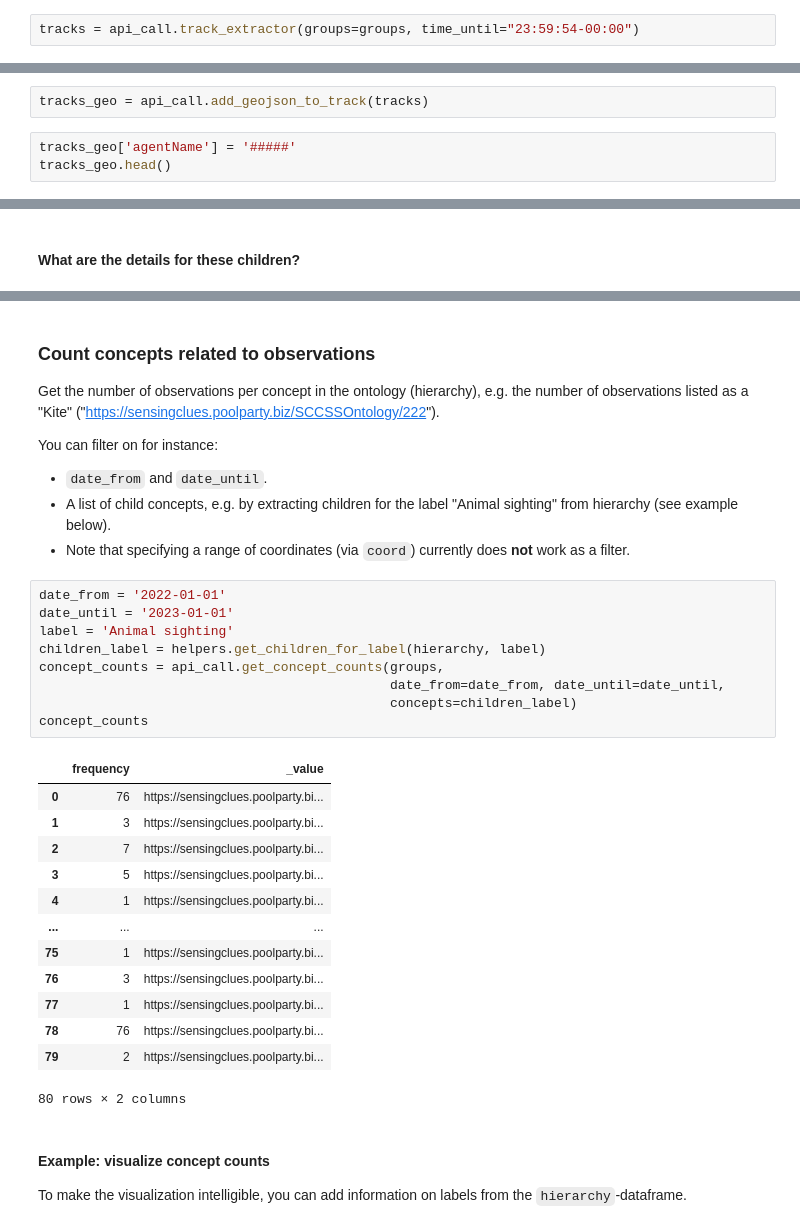
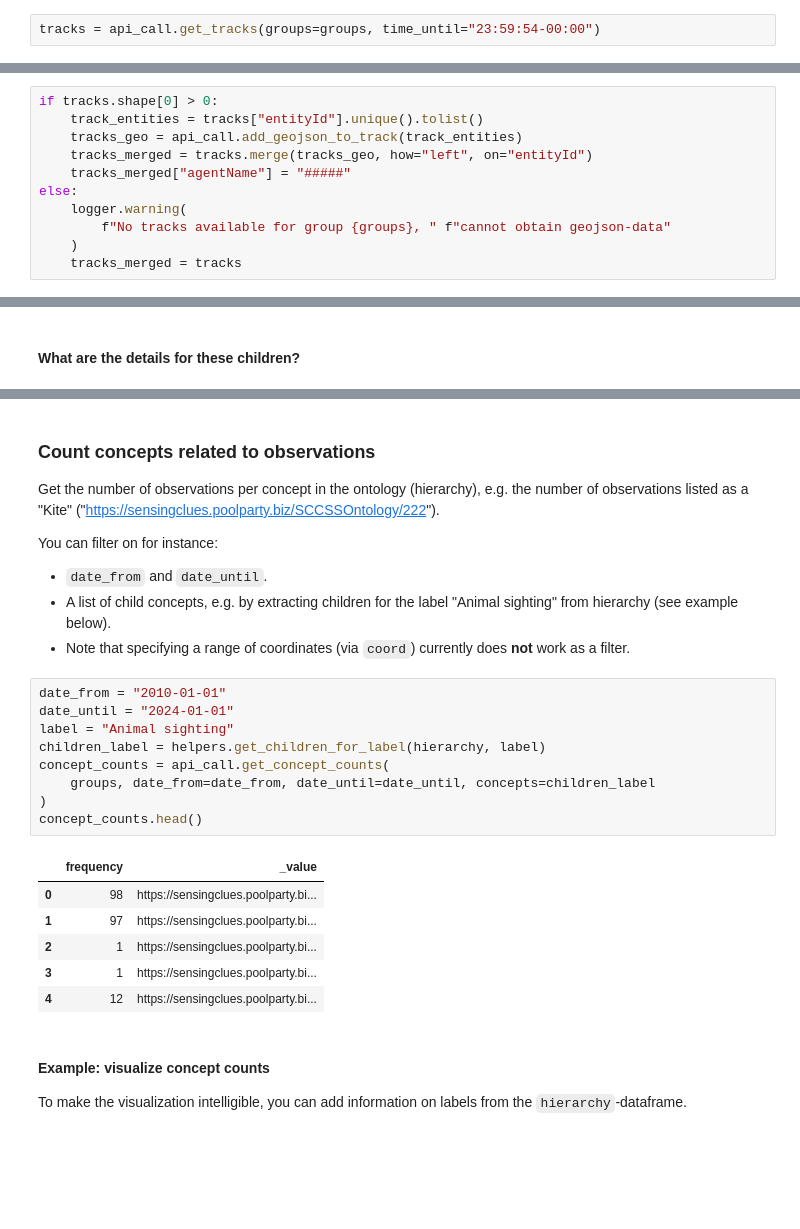
Before and after one commit to SensingClues/wildcat-api-python, a Jupyter notebook: docs/notebooks/demo_notebook.ipynb, the cells around one changed output, grey strips where cells are left out. Saved outputs shown, nothing was run; the diff lists cells and outputs as text; blank space fills up the shorter version.

```diff
--- a/docs/notebooks/demo_notebook.ipynb
+++ b/docs/notebooks/demo_notebook.ipynb
@@ -110,4 +126,4 @@ Note that you can control the scope (e.g. coordinates) of these observations in
 
 TODO: provide detailed instructions.
 # %%
-tracks = api_call.track_extractor(groups=groups, time_until="23:59:54-00:00")
+tracks = api_call.get_tracks(groups=groups, time_until="23:59:54-00:00")
@@ -127,8 +141,3 @@ tracks.head()
 Note that you can control the scope (e.g. coordinates) of these observations in more detail than done here.
 
 TODO: provide detailed instructions.
-# %%
-tracks_geo = api_call.add_geojson_to_track(tracks)
-# %%
-tracks_geo['agentName'] = '#####'
-tracks_geo.head()
@@ -142,0 +144,11 @@ tracks_geo.head()
+# %%
+if tracks.shape[0] > 0:
+    track_entities = tracks["entityId"].unique().tolist()
+    tracks_geo = api_call.add_geojson_to_track(track_entities)
+    tracks_merged = tracks.merge(tracks_geo, how="left", on="entityId")
+    tracks_merged["agentName"] = "#####"
+else:
+    logger.warning(
+        f"No tracks available for group {groups}, " f"cannot obtain geojson-data"
+    )
+    tracks_merged = tracks
@@ -237,35 +259,29 @@ hierarchy.loc[hierarchy['id'].isin(children_label)]
 # %% [markdown]
 ### Count concepts related to observations
 
-Get the number of observations per concept in the ontology (hierarchy), e.g. the number of observations listed as a "Kite" ("https://sensingclues.poolparty.biz/SCCSSOntology/222").
+Get the number of observations per concept in the ontology (hierarchy),
+e.g. the number of observations listed as a "Kite" ("https://sensingclues.poolparty.biz/SCCSSOntology/222").
 
 You can filter on for instance:
 - `date_from` and `date_until`.
 - A list of child concepts, e.g. by extracting children for the label "Animal sighting" from hierarchy (see example below).
 - Note that specifying a range of coordinates (via `coord`) currently does **not** work as a filter.
 # %%
-date_from = '2022-01-01'
-date_until = '2023-01-01'
-label = 'Animal sighting'
+date_from = "2010-01-01"
+date_until = "2024-01-01"
+label = "Animal sighting"
 children_label = helpers.get_children_for_label(hierarchy, label)
-concept_counts = api_call.get_concept_counts(groups,
-                                             date_from=date_from, date_until=date_until,
-                                             concepts=children_label)
-concept_counts
+concept_counts = api_call.get_concept_counts(
+    groups, date_from=date_from, date_until=date_until, concepts=children_label
+)
+concept_counts.head()
 # %% [output]
 |  | frequency | _value |
-| 0 | 76 | https://sensingclues.poolparty.bi... |
-| 1 | 3 | https://sensingclues.poolparty.bi... |
-| 2 | 7 | https://sensingclues.poolparty.bi... |
-| 3 | 5 | https://sensingclues.poolparty.bi... |
-| 4 | 1 | https://sensingclues.poolparty.bi... |
-| ... | ... | ... |
-| 75 | 1 | https://sensingclues.poolparty.bi... |
-| 76 | 3 | https://sensingclues.poolparty.bi... |
-| 77 | 1 | https://sensingclues.poolparty.bi... |
-| 78 | 76 | https://sensingclues.poolparty.bi... |
-| 79 | 2 | https://sensingclues.poolparty.bi... |
+| 0 | 98 | https://sensingclues.poolparty.bi... |
+| 1 | 97 | https://sensingclues.poolparty.bi... |
+| 2 | 1 | https://sensingclues.poolparty.bi... |
+| 3 | 1 | https://sensingclues.poolparty.bi... |
+| 4 | 12 | https://sensingclues.poolparty.bi... |
-80 rows × 2 columns
 # %% [markdown]
 #### Example: visualize concept counts
 
```
Also changed, not shown: parts of 27 cells of this notebook, 10 other files.
